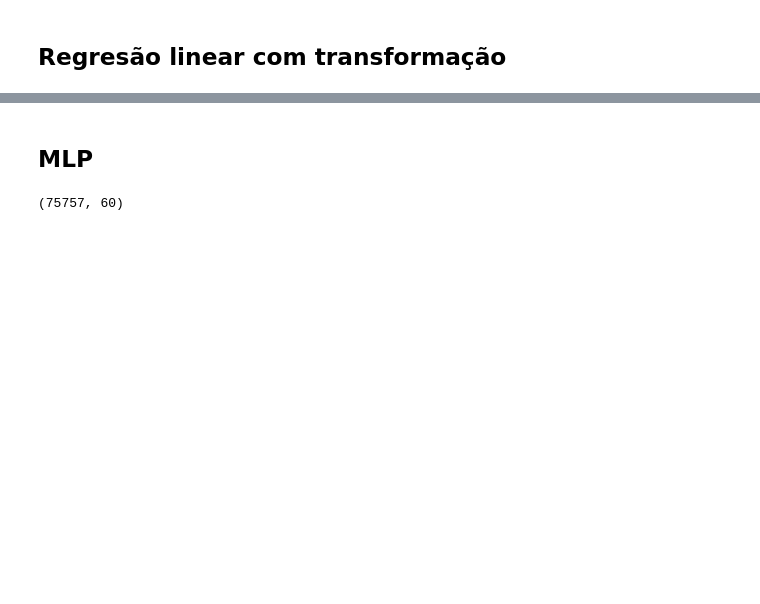
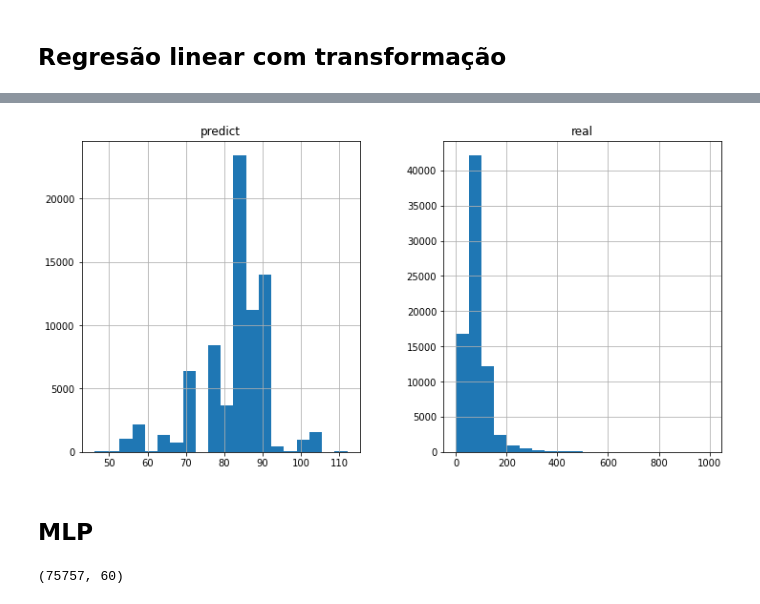
Before and after one commit to luizgonzagasilva/kaggle-wids2022, a Jupyter notebook: EXploracao.ipynb, the cells around one changed output, grey strips where cells are left out. Drawn from its saved outputs; the diff is of its cells as text; code cells hidden in the pictures; blank space fills up the shorter version.

```diff
--- a/EXploracao.ipynb
+++ b/EXploracao.ipynb
@@ -313,3 +320,7 @@ print(lin.score(X_Transf, y))
+# %%
+_ = pd.DataFrame(list(zip(lin.predict(X_Transf), y)), columns=['predict','real']).hist(figsize=[12,6], bins=20)
+# %% [output]
+[figure, added]
 # %% [markdown]
 ##  MLP
 # %%
```
Also changed, not shown: parts of 31 cells of this notebook.
